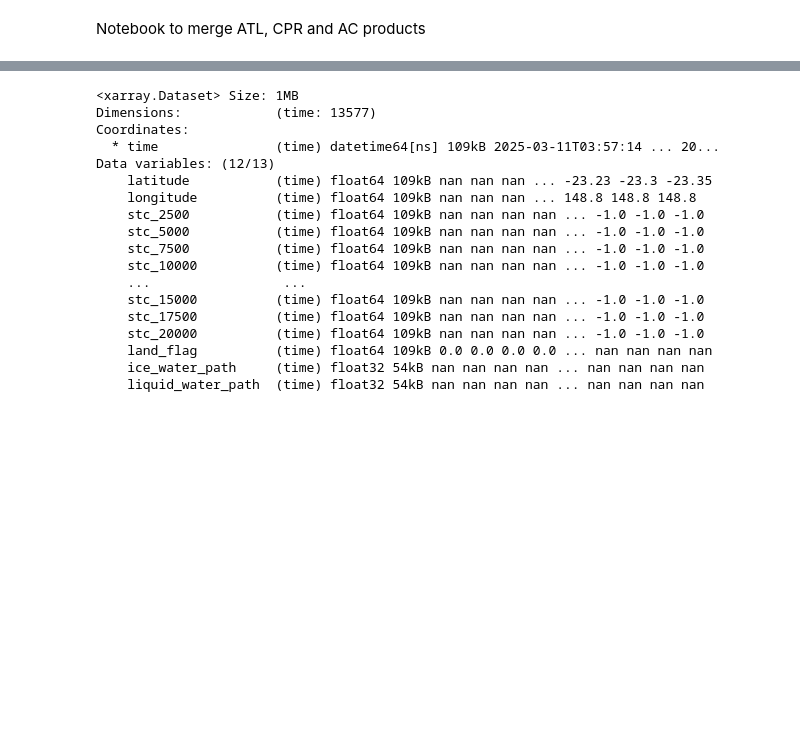
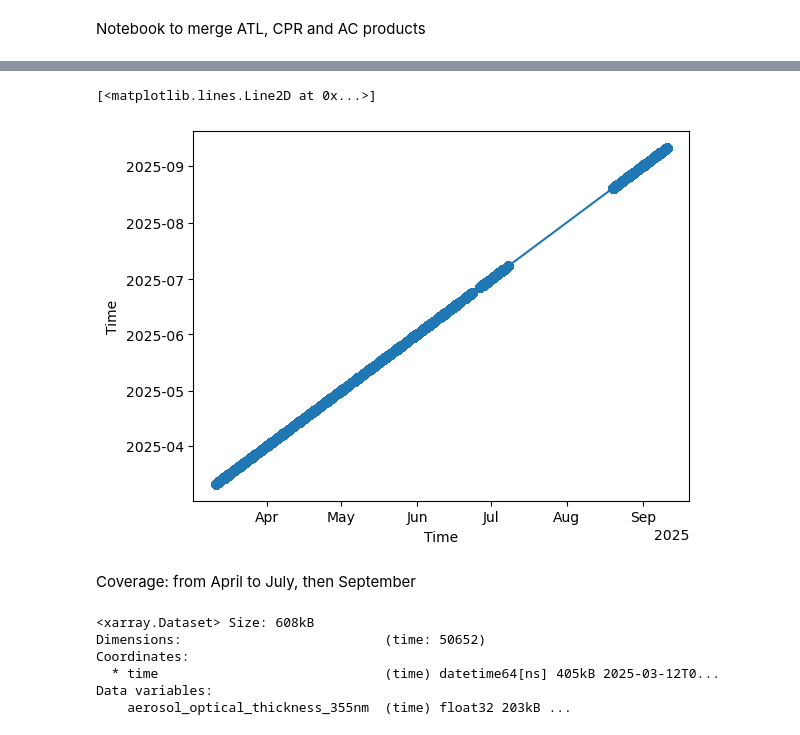
Before and after one commit to giacom0rovers1/earthcare_aerosol_cloud_interactions, a Jupyter notebook: merger.ipynb, the cells around one changed output, grey strips where cells are left out. Drawn from its saved outputs; the diff is of its cells as text; code cells hidden in the pictures; blank space fills up the shorter version.

```diff
--- a/merger.ipynb
+++ b/merger.ipynb
@@ -56,21 +64,19 @@ Data variables:
+# %%
+b.time.plot(marker='o')
+# %% [output]
+[<matplotlib.lines.Line2D at 0x...>]
+[figure, added]
+# %% [markdown]
+Coverage: from April to July, then September
 # %%
-a.merge(b, compat='override')
+challenge = a.merge(b[['land_flag', 'ice_water_path', 'liquid_water_path']], join='outer', compat='override')
-# %% [output]
-<xarray.Dataset> Size: 1MB
-Dimensions:            (time: 13577)
-Coordinates:
-  * time               (time) datetime64[ns] 109kB 2025-03-11T03:57:14 ... 20...
-Data variables: (12/13)
-    latitude           (time) float64 109kB nan nan nan ... -23.23 -23.3 -23.35
-    longitude          (time) float64 109kB nan nan nan ... 148.8 148.8 148.8
-    stc_2500           (time) float64 109kB nan nan nan nan ... -1.0 -1.0 -1.0
-    stc_5000           (time) float64 109kB nan nan nan nan ... -1.0 -1.0 -1.0
-    stc_7500           (time) float64 109kB nan nan nan nan ... -1.0 -1.0 -1.0
-    stc_10000          (time) float64 109kB nan nan nan nan ... -1.0 -1.0 -1.0
-    ...                 ...
-    stc_15000          (time) float64 109kB nan nan nan nan ... -1.0 -1.0 -1.0
-    stc_17500          (time) float64 109kB nan nan nan nan ... -1.0 -1.0 -1.0
-    stc_20000          (time) float64 109kB nan nan nan nan ... -1.0 -1.0 -1.0
-    land_flag          (time) float64 109kB 0.0 0.0 0.0 0.0 ... nan nan nan nan
-    ice_water_path     (time) float32 54kB nan nan nan nan ... nan nan nan nan
-    liquid_water_path  (time) float32 54kB nan nan nan nan ... nan nan nan nan
+# %%
+c = xr.open_dataset('../shared-buckets/e87a5ac1-705f-410b-8253-2b53c6d8eaab/aot_resampled.nc')
+c
+# %% [output]
+<xarray.Dataset> Size: 608kB
+Dimensions:                          (time: 50652)
+Coordinates:
+  * time                             (time) datetime64[ns] 405kB 2025-03-12T0...
+Data variables:
+    aerosol_optical_thickness_355nm  (time) float32 203kB ...
```
Also changed, not shown: parts of 26 cells of this notebook, 2 other files.
